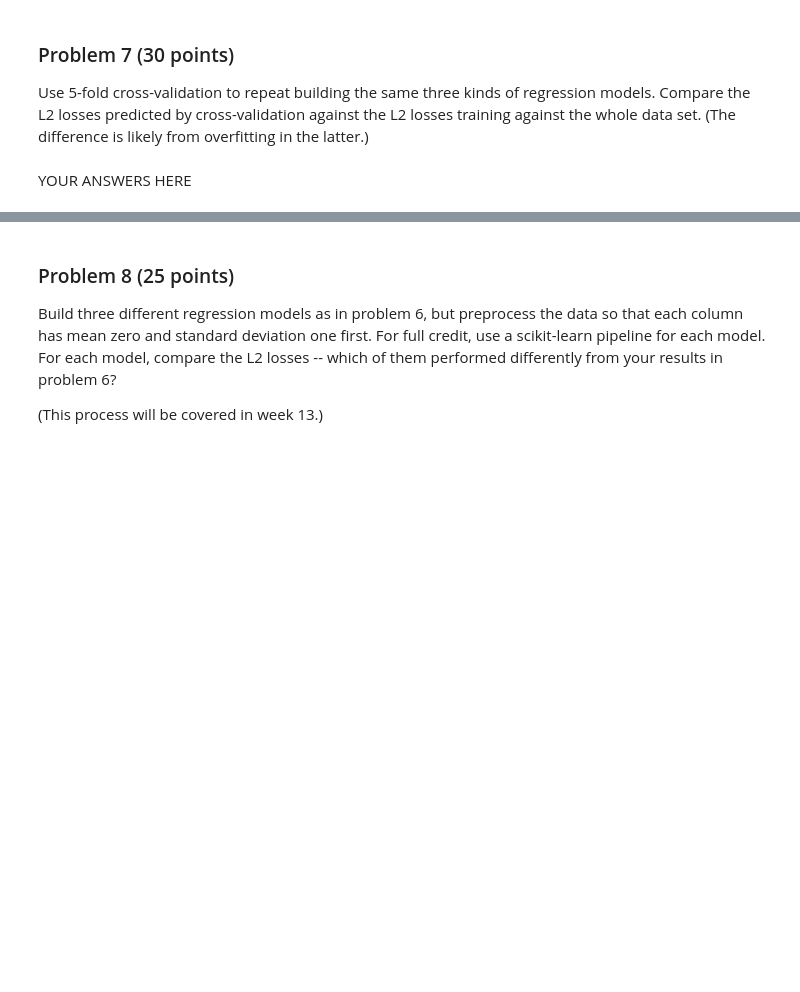
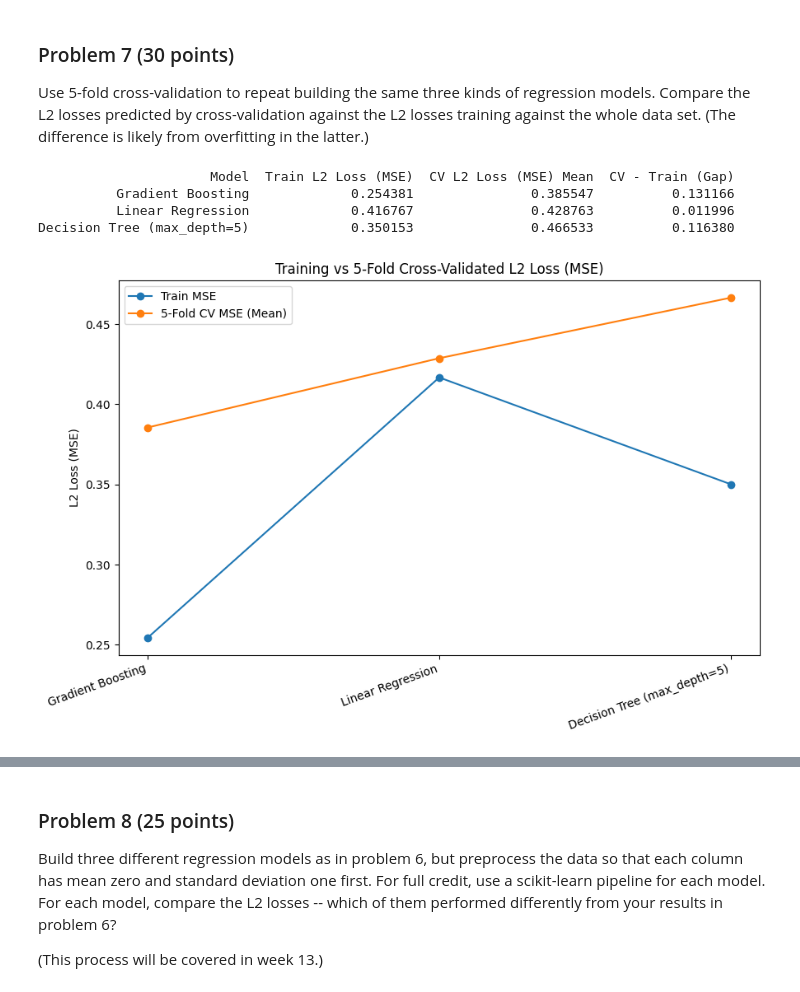
Before and after one commit to bharadv1/dx602-final-project, a Jupyter notebook: project.ipynb, the cells around one changed output, grey strips where cells are left out. Saved outputs shown, nothing was run; the diff lists cells and outputs as text; code cells hidden in the pictures; blank space fills up the shorter version.

```diff
--- a/project.ipynb
+++ b/project.ipynb
@@ -342,2 +327,65 @@ Use 5-fold cross-validation to repeat building the same three kinds of regressio
-# %% [markdown]
-YOUR ANSWERS HERE
+# %%
+# YOUR CODE HERE
+from sklearn.linear_model import LinearRegression
+from sklearn.tree import DecisionTreeRegressor
+from sklearn.ensemble import GradientBoostingRegressor
+from sklearn.metrics import mean_squared_error
+from sklearn.model_selection import cross_val_score, KFold
+
+target_col = "target"
+X = dataset.drop(columns=[target_col])
+y = dataset[target_col]
+
+models = {
+    "Linear Regression": LinearRegression(),
+    "Decision Tree (max_depth=5)": DecisionTreeRegressor(max_depth=5, random_state=42),
+    "Gradient Boosting": GradientBoostingRegressor(random_state=42),
+}
+
+
+cv = KFold(n_splits=5, shuffle=True, random_state=42)
+
+rows = []
+
+for name, model in models.items():
+    model.fit(X, y)
+    y_pred_train = model.predict(X)
+    train_mse = mean_squared_error(y, y_pred_train)
+
+    cv_neg_mse_scores = cross_val_score(
+        model,
+        X,
+        y,
+        scoring="neg_mean_squared_error",
+        cv=cv
+    )
+    cv_mse_scores = -cv_neg_mse_scores
+    cv_mse_mean = cv_mse_scores.mean()
+
+    rows.append({
+        "Model": name,
+        "Train L2 Loss (MSE)": train_mse,
+        "CV L2 Loss (MSE) Mean": cv_mse_mean,
+        "CV - Train (Gap)": cv_mse_mean - train_mse
+    })
+
+results_df = pd.DataFrame(rows).sort_values("CV L2 Loss (MSE) Mean")
+print(results_df.to_string(index=False))
+
+
+plt.figure(figsize=(9, 6))
+x_labels = results_df["Model"]
+plt.plot(x_labels, results_df["Train L2 Loss (MSE)"], marker="o", label="Train MSE")
+plt.plot(x_labels, results_df["CV L2 Loss (MSE) Mean"], marker="o", label="5-Fold CV MSE (Mean)")
+plt.xticks(rotation=20, ha="right")
+plt.ylabel("L2 Loss (MSE)")
+plt.title("Training vs 5-Fold Cross-Validated L2 Loss (MSE)")
+plt.legend()
+plt.tight_layout()
+plt.show()
+# %% [output]
+                      Model  Train L2 Loss (MSE)  CV L2 Loss (MSE) Mean  CV - Train (Gap)
+          Gradient Boosting             0.254381               0.385547          0.131166
+          Linear Regression             0.416767               0.428763          0.011996
+Decision Tree (max_depth=5)             0.350153               0.466533          0.116380
+[figure, added]
```
Also changed, not shown: parts of 14 cells of this notebook.
